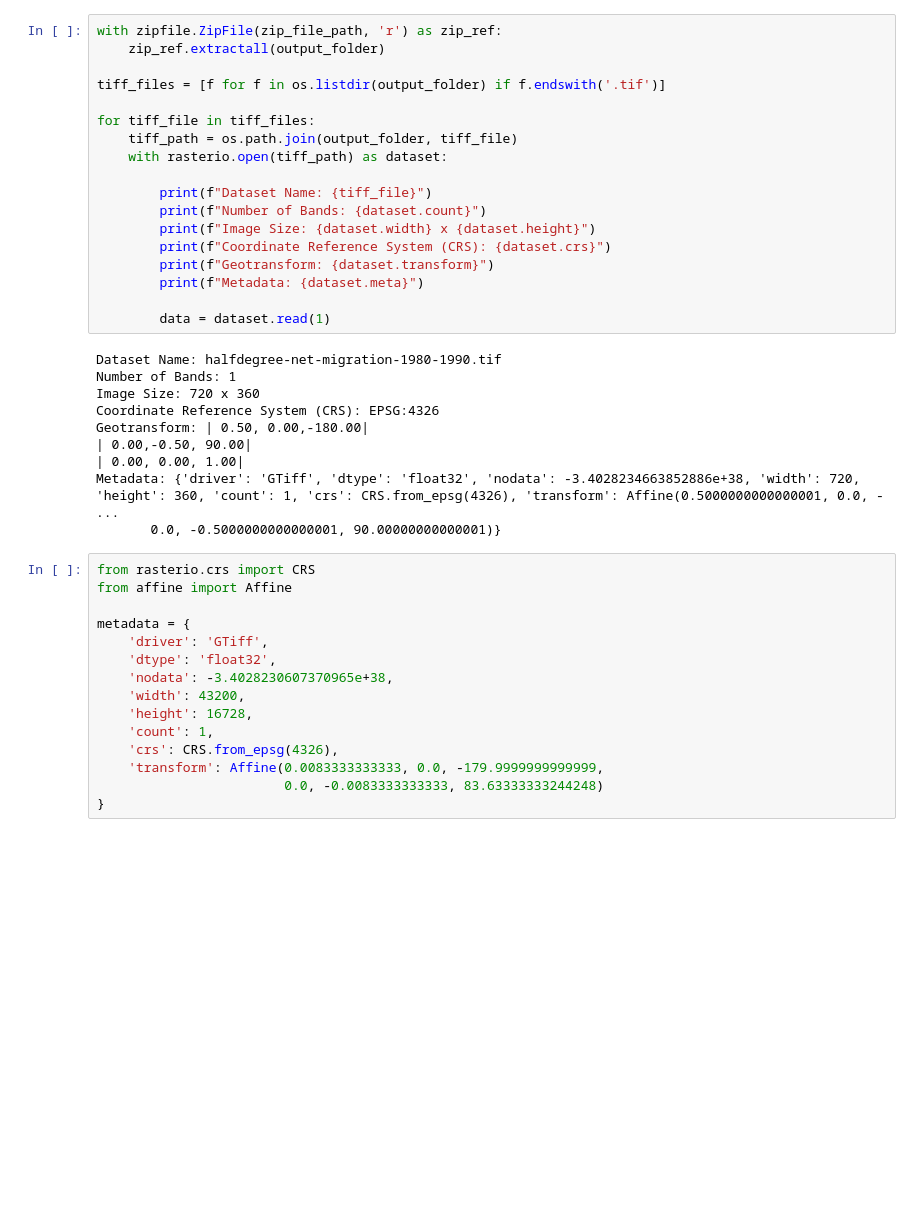
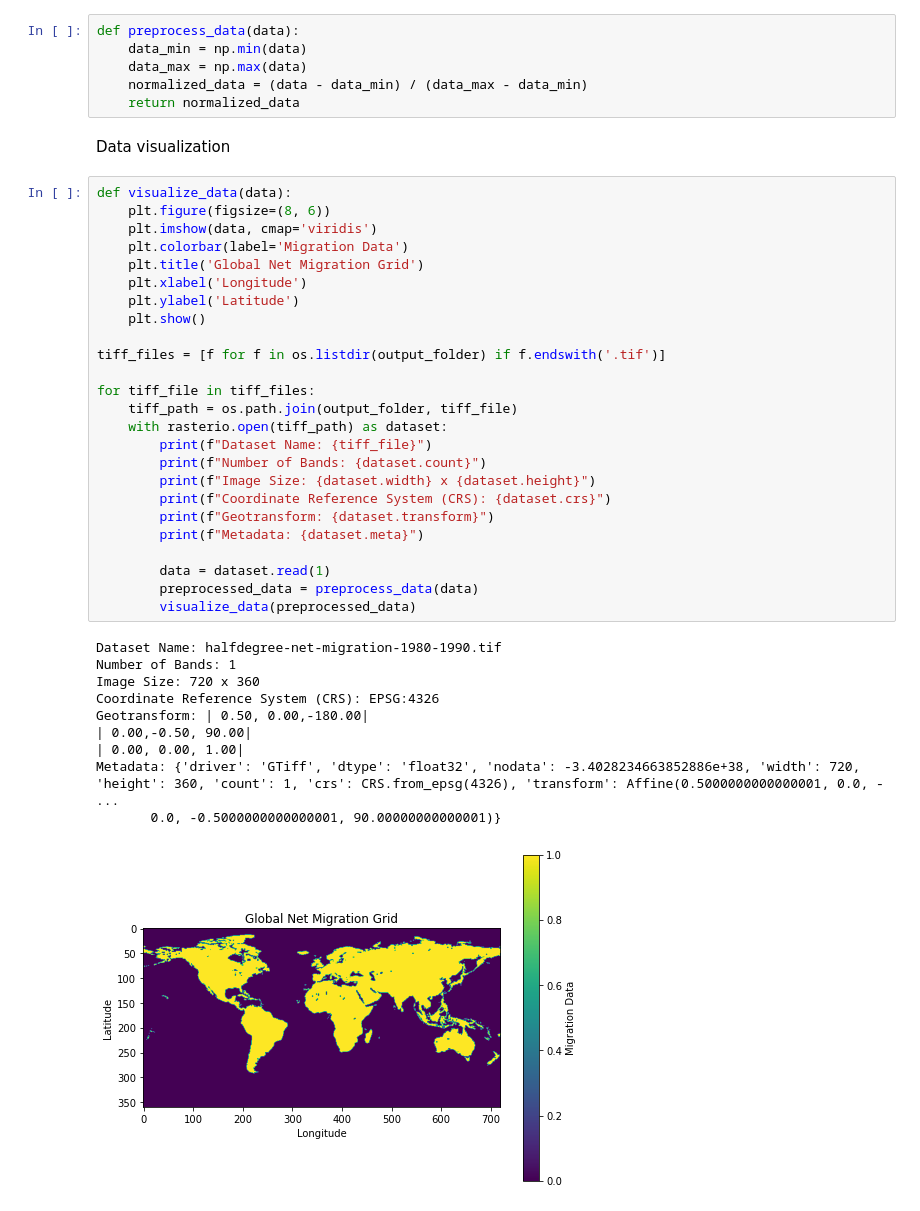
Before and after one commit to Karimtg/Neural-Network-Nasa-images, a Jupyter notebook: Integrated CA1 Sem 2 MSc in Data Analytics .ipynb, the cells around one changed output. Saved outputs shown, nothing was run; the diff lists cells and outputs as text; blank space fills up the shorter version.

```diff
--- a/Integrated CA1 Sem 2 MSc in Data Analytics .ipynb
+++ b/Integrated CA1 Sem 2 MSc in Data Analytics .ipynb
@@ -8,43 +19,44 @@ output_folder = r'C:\Users\karim\OneDrive\Escritorio\CA1 integrated'
+# %%
+def preprocess_data(data):
+    data_min = np.min(data)
+    data_max = np.max(data)
+    normalized_data = (data - data_min) / (data_max - data_min)
+    return normalized_data
+# %% [markdown]
+Data visualization
 # %%
-with zipfile.ZipFile(zip_file_path, 'r') as zip_ref:
-    zip_ref.extractall(output_folder)
+def visualize_data(data):
+    plt.figure(figsize=(8, 6))
+    plt.imshow(data, cmap='viridis')
+    plt.colorbar(label='Migration Data')
+    plt.title('Global Net Migration Grid')
+    plt.xlabel('Longitude')
+    plt.ylabel('Latitude')
+    plt.show()
 
 tiff_files = [f for f in os.listdir(output_folder) if f.endswith('.tif')]
 
 for tiff_file in tiff_files:
     tiff_path = os.path.join(output_folder, tiff_file)
     with rasterio.open(tiff_path) as dataset:
-
         print(f"Dataset Name: {tiff_file}")
         print(f"Number of Bands: {dataset.count}")
         print(f"Image Size: {dataset.width} x {dataset.height}")
         print(f"Coordinate Reference System (CRS): {dataset.crs}")
         print(f"Geotransform: {dataset.transform}")
         print(f"Metadata: {dataset.meta}")
 
         data = dataset.read(1)
+        preprocessed_data = preprocess_data(data)
+        visualize_data(preprocessed_data)
 # %% [output]
 Dataset Name: halfdegree-net-migration-1980-1990.tif
 Number of Bands: 1
 Image Size: 720 x 360
 Coordinate Reference System (CRS): EPSG:4326
 Geotransform: | 0.50, 0.00,-180.00|
 | 0.00,-0.50, 90.00|
 | 0.00, 0.00, 1.00|
 Metadata: {'driver': 'GTiff', 'dtype': 'float32', 'nodata': -3.4028234663852886e+38, 'width': 720, 'height': 360, 'count': 1, 'crs': CRS.from_epsg(4326), 'transform': Affine(0.5000000000000001, 0.0, - ...
        0.0, -0.5000000000000001, 90.00000000000001)}
+[figure, added]
-# %%
-from rasterio.crs import CRS
-from affine import Affine
-
-metadata = {
-    'driver': 'GTiff',
-    'dtype': 'float32',
-    'nodata': -3.4028230607370965e+38,
-    'width': 43200,
-    'height': 16728,
-    'count': 1,
-    'crs': CRS.from_epsg(4326),
-    'transform': Affine(0.0083333333333, 0.0, -179.9999999999999,
-                        0.0, -0.0083333333333, 83.63333333244248)
-}
```
Also changed, not shown: parts of 5 cells of this notebook.
